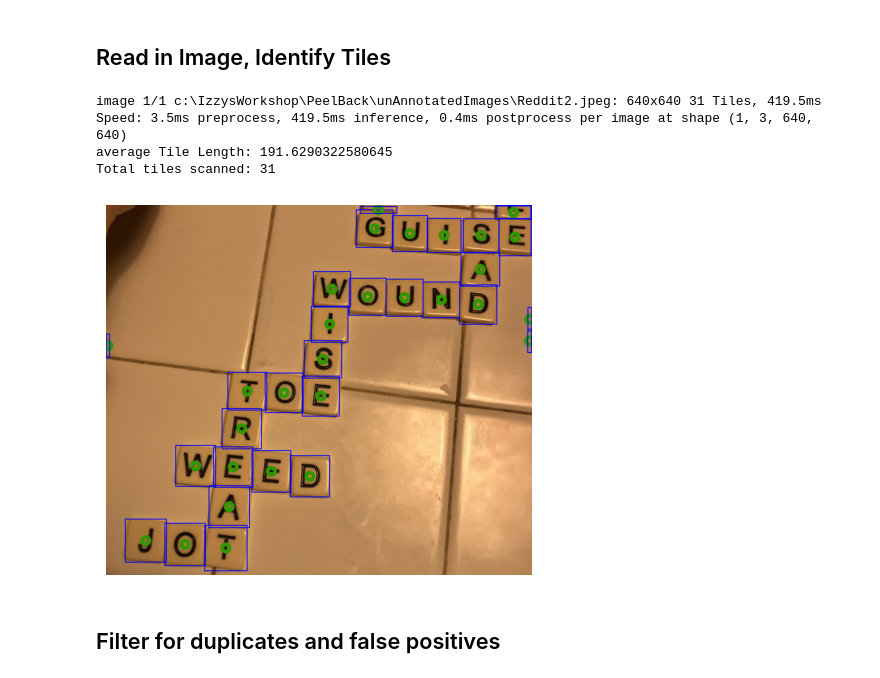
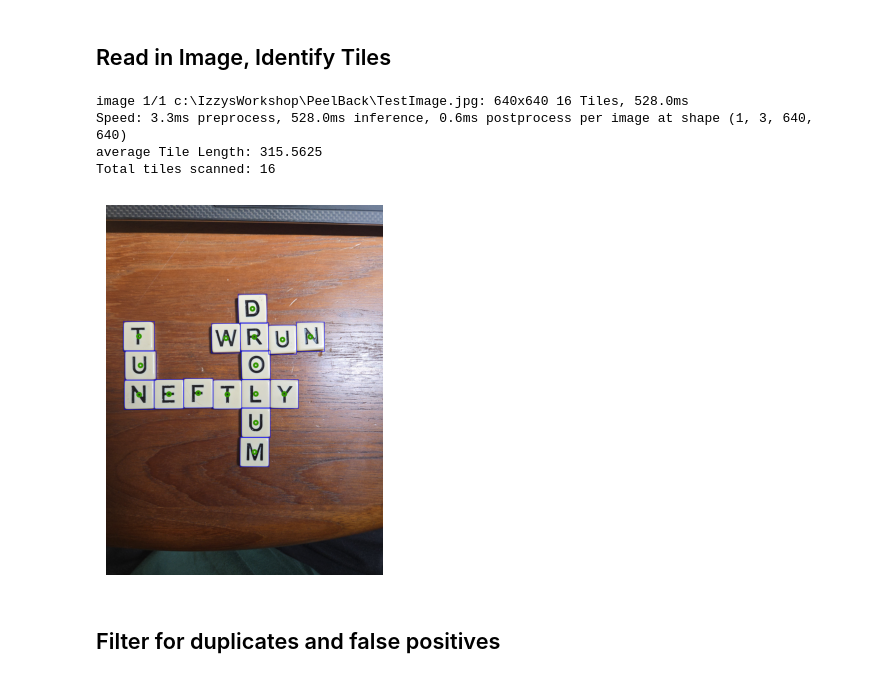
Before and after one commit to git-izzy/PeelBack, a Jupyter notebook: trainModel.ipynb, the cells around one changed output. Drawn from its saved outputs; the diff is of its cells as text; code cells hidden in the pictures.

```diff
--- a/trainModel.ipynb
+++ b/trainModel.ipynb
@@ -15,43 +15,43 @@ import numpy as np
 from Scananagrams.src import helper
 
 
-imagePath = 'unAnnotatedImages/Reddit2.jpeg'
+imagePath = 'TestImage.jpg'
 
 image = cv2.imread(imagePath, cv2.IMREAD_COLOR_RGB)
 
 drawOn = image.copy()
 
 myModel = RTDETR('runs/detect/train/weights/best.pt')
 result = myModel.predict(imagePath)
 
 boxes = result[0].boxes.xyxy.cpu().numpy()
 boxes = boxes.astype(np.int64)
 centers = []
 
 for x1,y1,x2,y2 in boxes:
     # x1,y1,x2,y2 = map(int,box)
     xAvg = (x1+x2)//2
     yAvg = (y1+y2)//2
     centers.append([xAvg,yAvg])
 
     cv2.circle(drawOn, (xAvg,yAvg),20,(50,150,0),20)
     cv2.rectangle(drawOn, (x1,y1),(x2,y2), (0,0,250),3)
 
 centers = np.asarray(centers)
 
 avgTileLen = helper.findNewAvgTileLen(boxes)
 
 print(f'average Tile Length: {avgTileLen}')
 print(f'Total tiles scanned: {len(boxes)}')
 plt.imshow(drawOn)
 plt.axis('off')
 plt.show()
 # %% [output]
-image 1/1 c:\IzzysWorkshop\PeelBack\unAnnotatedImages\Reddit2.jpeg: 640x640 31 Tiles, 419.5ms
-Speed: 3.5ms preprocess, 419.5ms inference, 0.4ms postprocess per image at shape (1, 3, 640, 640)
-average Tile Length: 191.6290322580645
-Total tiles scanned: 31
+image 1/1 c:\IzzysWorkshop\PeelBack\TestImage.jpg: 640x640 16 Tiles, 528.0ms
+Speed: 3.3ms preprocess, 528.0ms inference, 0.6ms postprocess per image at shape (1, 3, 640, 640)
+average Tile Length: 315.5625
+Total tiles scanned: 16
-[figure, old version]
+[figure, new version]
 # %% [markdown]
 ## Filter for duplicates and false positives
 # %% [markdown]
```
Also changed, not shown: parts of 13 cells of this notebook, 7 other files.
